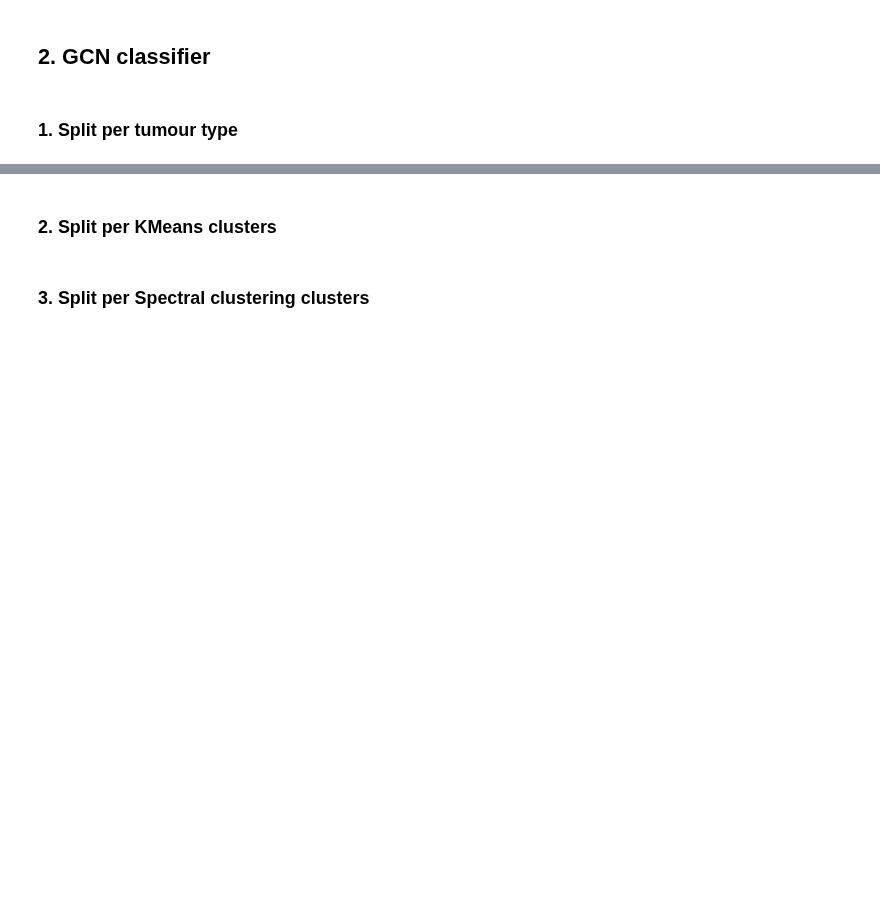
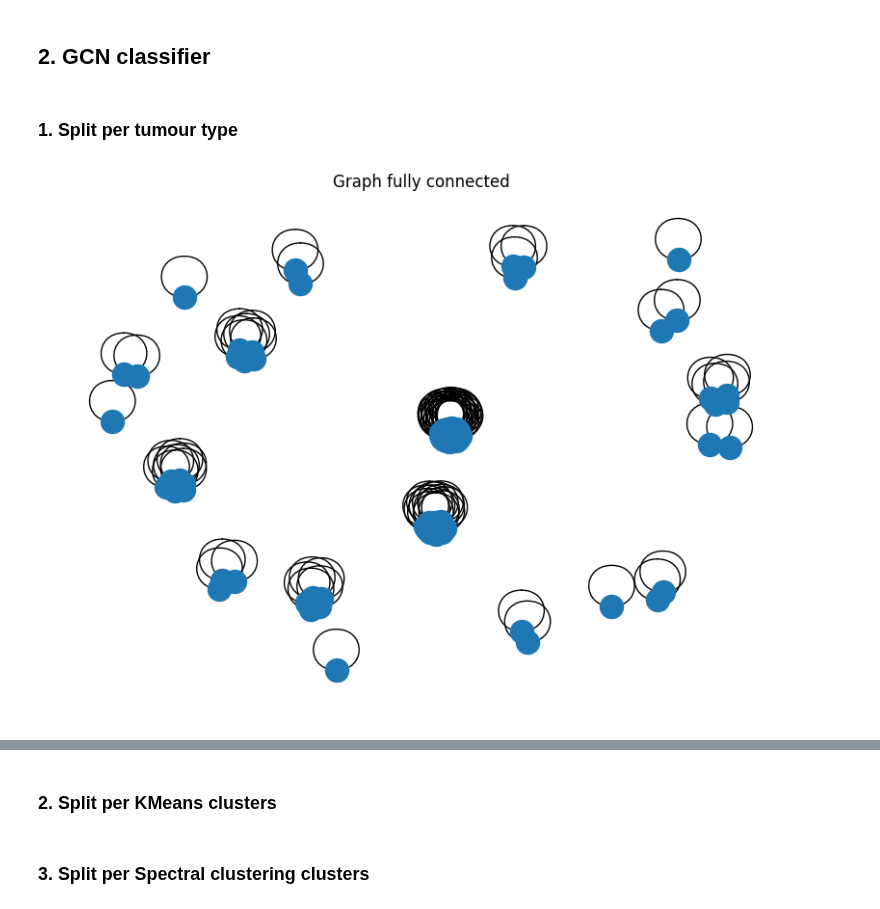
Before and after one commit to Arthur8754/mutational-signatures, a Jupyter notebook: predict-response.ipynb, the cells around one changed output, grey strips where cells are left out. Drawn from its saved outputs; the diff is of its cells as text; code cells hidden in the pictures; blank space fills up the shorter version.

Commit message:
Prune graph

```diff
--- a/predict-response.ipynb
+++ b/predict-response.ipynb
@@ -102,3 +102,13 @@ test_scores_gcn_no_sigmut_tumour_type, test_classes_gcn_no_sigmut_tumour_type =
 
 ## Sigmut
 test_scores_gcn_sigmut_tumour_type, test_classes_gcn_sigmut_tumour_type = gcn_manager_sigmut_tumour_type.leave_one_out_cross_validation(X_sigmut, y_sigmut, group_sigmut_tumour_type, 50)
+# %%
+from models.BuildGraph import BuildGraph
+
+buildgraph = BuildGraph(X_no_sigmut, y_no_sigmut, group_no_sigmut_tumour_type)
+buildgraph.compute_adjacency_matrix()
+buildgraph.create_graph()
+# %%
+buildgraph.show_graph("Graph fully connected","graph-fc.png")
+# %% [output]
+[figure, added]
```
Also changed, not shown: parts of 5 cells of this notebook, 2 other files.
